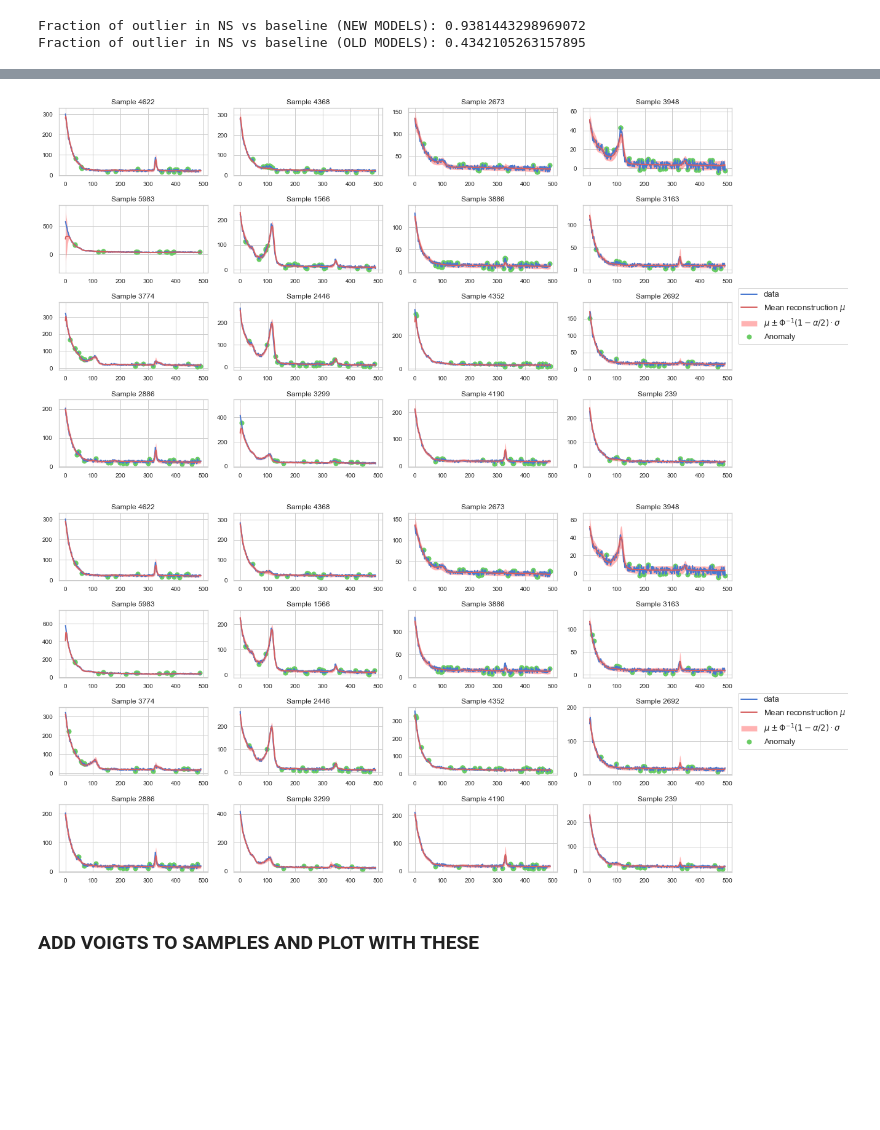
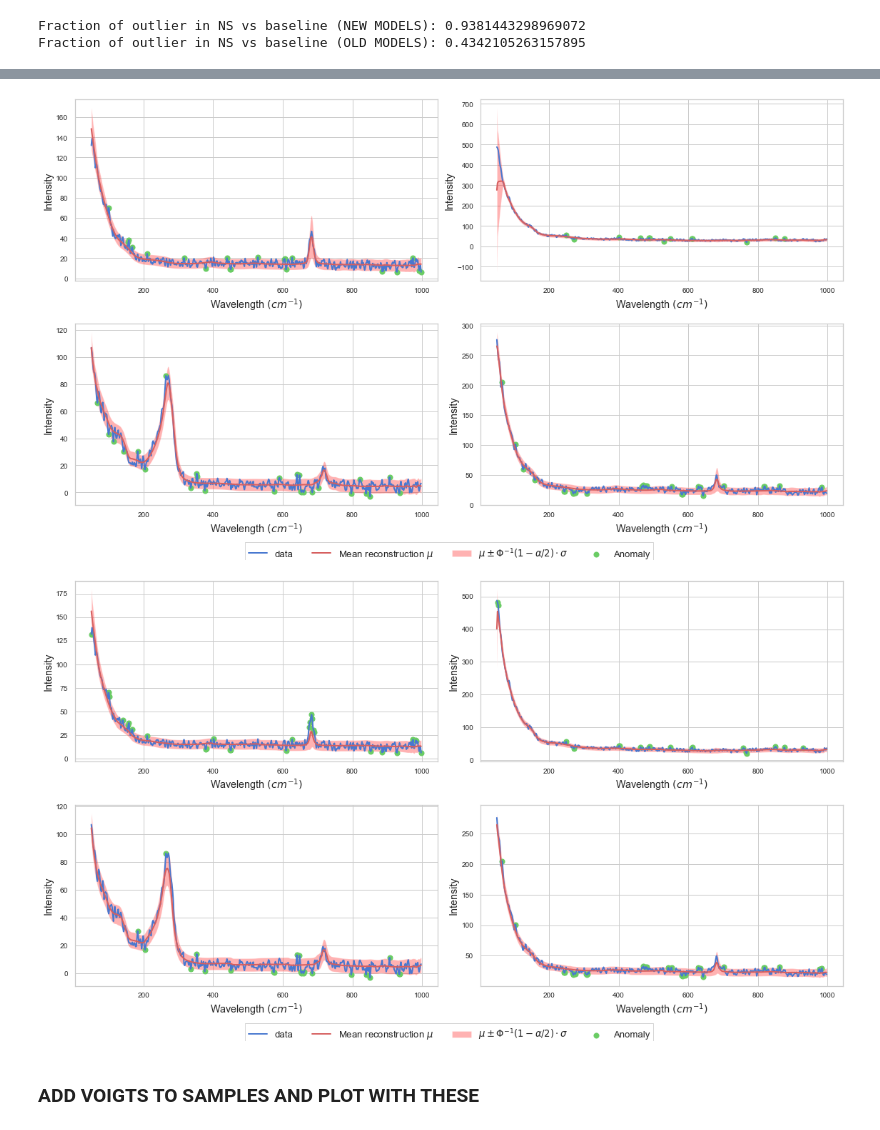
Before and after one commit to AugustSchreyer/02460_Advanced_ML, a Jupyter notebook: EVALUATE MODELS.ipynb, the cells around one changed output, grey strips where cells are left out. Cells and saved outputs as stored; diff of their text form; code cells hidden in the pictures; blank space fills up the shorter version.

```diff
--- a/EVALUATE MODELS.ipynb
+++ b/EVALUATE MODELS.ipynb
@@ -517,13 +552,13 @@ plot_sequences(model_baseline_old, validation_dataset_old, ANOMALY_THRESHOLD=0.0
 # %%
-np.random.seed(RANDOM_SEED)
-SAMPLES_NEW = np.random.choice(len(validation_dataset_new), size=16, replace=False)
-plot_sequences(model_ns_new, validation_dataset_new, ANOMALY_THRESHOLD=0.05, NUM_PLOTS=16, samples=SAMPLES_NEW)
+np.random.seed(15)
+SAMPLES_NEW = np.random.choice(len(validation_dataset_new), size=4, replace=False)
+plot_sequences(model_ns_new, w_cut, validation_dataset_new, ANOMALY_THRESHOLD=0.05, NUM_PLOTS=4, samples=SAMPLES_NEW, save_dir="figures/ns_new_sequences.pdf")
 # %% [output]
-[figure, old version]
+[figure, new version]
 # %%
-plot_sequences(model_baseline_new, validation_dataset_new, ANOMALY_THRESHOLD=0.05, NUM_PLOTS=16, samples=SAMPLES_NEW)
+plot_sequences(model_baseline_new, w_cut, validation_dataset_new, ANOMALY_THRESHOLD=0.05, NUM_PLOTS=4, samples=SAMPLES_NEW, save_dir="figures/baseline_new_sequences.pdf")
 # %% [output]
-[figure, old version]
+[figure, new version]
 # %% [markdown]
 ### ADD VOIGTS TO SAMPLES AND PLOT WITH THESE
 # %%
```
Also changed, not shown: parts of 24 cells of this notebook, 9 other files.
